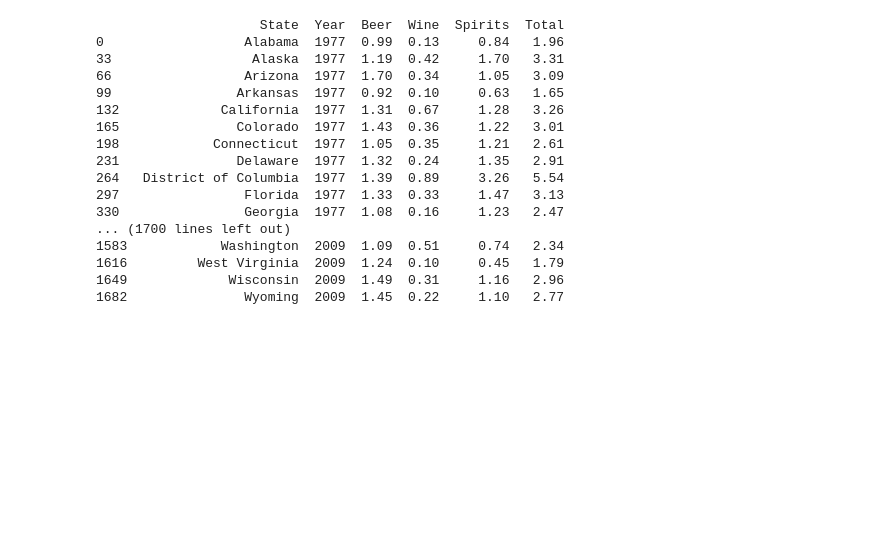
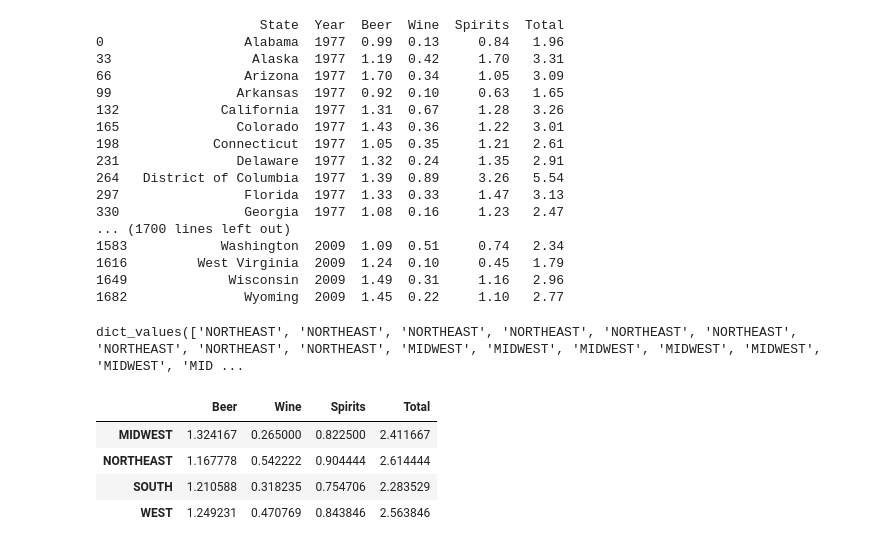
Before and after one commit to LunaALL/DataStudy, a Jupyter notebook: DataEngineering/pandasstuDataFrame.ipynb, the cells around one changed output. Cells and saved outputs as stored; diff of their text form; code cells hidden in the pictures; blank space fills up the shorter version.

```diff
--- a/DataEngineering/pandasstuDataFrame.ipynb
+++ b/DataEngineering/pandasstuDataFrame.ipynb
@@ -500,3 +500,23 @@ for year, year_frame in alco_noindexpa.groupby("Year"):
 1616         West Virginia  2009  1.24  0.10     0.45   1.79
 1649             Wisconsin  2009  1.49  0.31     1.16   2.96
 1682               Wyoming  2009  1.45  0.22     1.10   2.77
+# %%
+#원하는 속성으로 데이터 집계를 하기위해 딕셔너리로 만들어줌.
+state2reg = {'Connecticut' : 'NORTHEAST', 'Maine' : 'NORTHEAST', 'Massachusetts' : 'NORTHEAST', 'New Hampshire' : 'NORTHEAST', 'Rhode Island' : 'NORTHEAST', 'Vermont' : 'NORTHEAST', 'New Jersey' : 'NORTHEAST', 'New York' : 'NORTHEAST','Pennsylvania': 'NORTHEAST', 'Illinois': 'MIDWEST', 'Indiana': 'MIDWEST', 'Michigan': 'MIDWEST', 'Ohio': 'MIDWEST', 'Wisconsin': 'MIDWEST', 'Iowa': 'MIDWEST', 'Kansas': 'MIDWEST',
+'Minnesota': 'MIDWEST', 'Missouri': 'MIDWEST', 'Nebraska': 'MIDWEST', 'North Dakota': 'MIDWEST', 'South Dakota': 'MIDWEST', 'Delaware': 'SOUTH',
+'District of Columbia': 'SOUTH', 'Florida': 'SOUTH', 'Georgia': 'SOUTH', 'Maryland': 'SOUTH', 'North Carolina': 'SOUTH', 'South Carolina': 'SOUTH',
+'Virginia': 'SOUTH', 'West Virginia': 'SOUTH', 'Alabama': 'SOUTH', 'Kentucky': 'SOUTH', 'Mississippi': 'SOUTH', 'Tennessee': 'SOUTH', 'Arkansas': 'SOUTH',
+'Louisiana': 'SOUTH', 'Oklahoma': 'SOUTH', 'Texas': 'SOUTH', 'Arizona': 'WEST', 'Colorado': 'WEST', 'Idaho': 'WEST', 'Montana': 'WEST', 'Nevada': 'WEST',
+'New Mexico': 'WEST', 'Utah': 'WEST', 'Wyoming': 'WEST', 'Alaska': 'WEST', 'California': 'WEST', 'Hawaii': 'WEST', 'Oregon': 'WEST', 'Washington': 'WEST'}
+state2reg.values()
+# %% [output]
+dict_values(['NORTHEAST', 'NORTHEAST', 'NORTHEAST', 'NORTHEAST', 'NORTHEAST', 'NORTHEAST', 'NORTHEAST', 'NORTHEAST', 'NORTHEAST', 'MIDWEST', 'MIDWEST', 'MIDWEST', 'MIDWEST', 'MIDWEST', 'MIDWEST', 'MID ...
+# %%
+#지역 별(동부,서부,북부,남부) 평균 알코올 소비량 계산. 딕셔너리는 인덱스 레이블(행. 즉 기준 인덱스 Year)
+alco2009.groupby(state2reg).mean()
+# %% [output]
+|  | Beer | Wine | Spirits | Total |
+| MIDWEST | 1.324167 | 0.265000 | 0.822500 | 2.411667 |
+| NORTHEAST | 1.167778 | 0.542222 | 0.904444 | 2.614444 |
+| SOUTH | 1.210588 | 0.318235 | 0.754706 | 2.283529 |
+| WEST | 1.249231 | 0.470769 | 0.843846 | 2.563846 |
```
Also changed, not shown: parts of 2 cells of this notebook.
